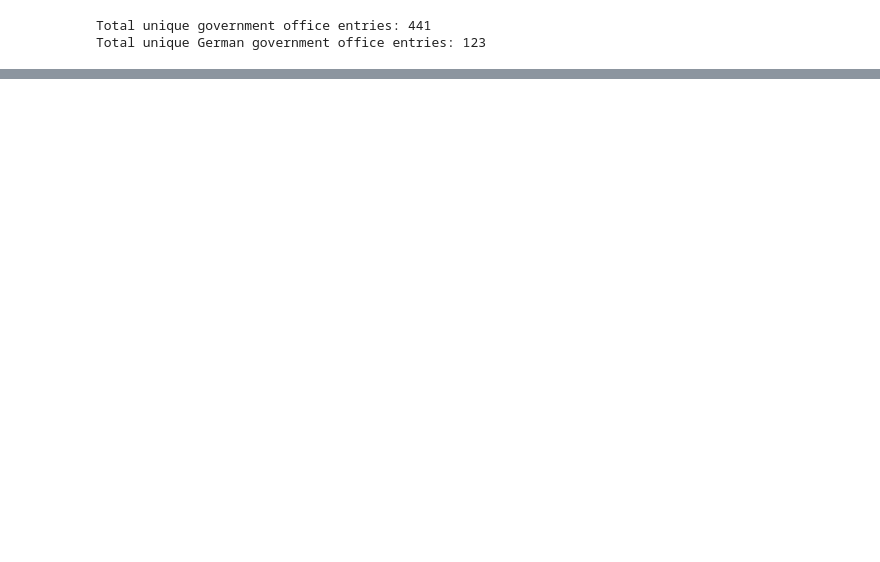
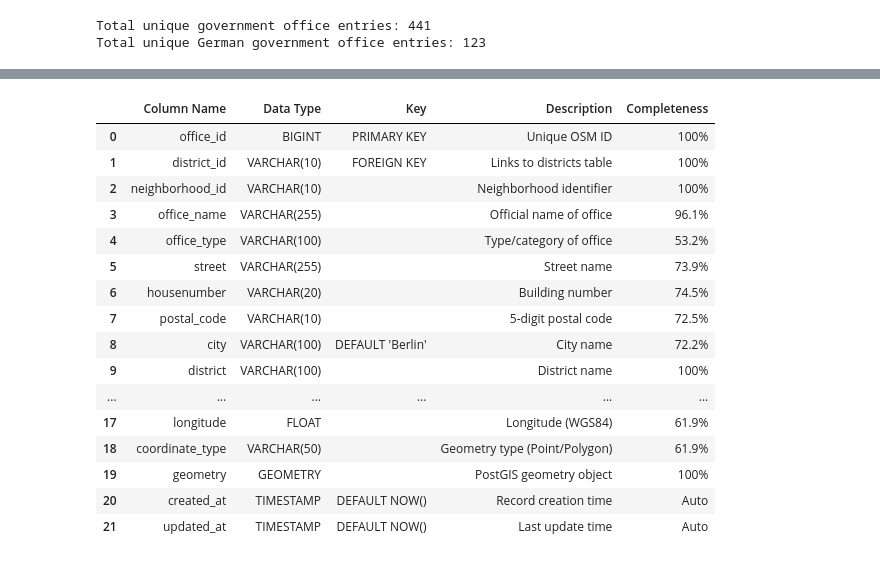
Before and after one commit to Nigar1209/berlin-poi-osm-pipeline, a Jupyter notebook: government_offices/scripts/government_offices_data_transformation.ipynb, the cells around one changed output, grey strips where cells are left out. Cells and saved outputs as stored; diff of their text form; code cells hidden in the pictures; blank space fills up the shorter version.

```diff
--- a/government_offices/scripts/government_offices_data_transformation.ipynb
+++ b/government_offices/scripts/government_offices_data_transformation.ipynb
@@ -197,4 +75,0 @@ government_offices_gdf.describe(include="all").T
-# %%
-#expland all columns to see more details
-pd.set_option('display.max_columns', None)
-#print(government_offices_gdf.head(3))
@@ -375,0 +750,61 @@ Validate and Clean Geospatial Data:
+# %%
+# Create schema documentation dataframe
+schema_doc = pd.DataFrame({
+    'Column Name': [
+        'office_id', 'district_id', 'neighborhood_id', 'office_name', 'office_type',
+        'street', 'housenumber', 'postal_code', 'city',
+        'district', 'neighborhood', 'phone_number', 'email', 'website',
+        'opening_hours', 'wheelchair_accessible', 'latitude', 'longitude',
+        'coordinate_type', 'geometry', 'created_at', 'updated_at'
+    ],
+    'Data Type': [
+        'BIGINT', 'VARCHAR(10)', 'VARCHAR(10)', 'VARCHAR(255)', 'VARCHAR(100)',
+        'VARCHAR(255)', 'VARCHAR(20)', 'VARCHAR(10)', 'VARCHAR(100)',
+        'VARCHAR(100)', 'VARCHAR(100)', 'VARCHAR(50)', 'VARCHAR(255)', 'VARCHAR(500)',
+        'TEXT', 'VARCHAR(20)', 'FLOAT', 'FLOAT',
+        'VARCHAR(50)', 'GEOMETRY', 'TIMESTAMP', 'TIMESTAMP'
+    ],
+    'Key': [
+        'PRIMARY KEY', 'FOREIGN KEY', '', '', '',
+        '', '', '', "DEFAULT 'Berlin'",
+        '', '', '', '', '',
+        '', '', '', '',
+        '', '', 'DEFAULT NOW()', 'DEFAULT NOW()'
+    ],
+    'Description': [
+        'Unique OSM ID', 'Links to districts table', 'Neighborhood identifier',
+        'Official name of office', 'Type/category of office',
+        'Street name', 'Building number', '5-digit postal code', 'City name',
+        'District name', 'Neighborhood name', 'Contact phone', 'Contact email',
+        'Official website URL', 'Service hours', 'Accessibility info',
+        'Latitude (WGS84)', 'Longitude (WGS84)', 'Geometry type (Point/Polygon)',
+        'PostGIS geometry object', 'Record creation time', 'Last update time'
+    ],
+    'Completeness': [
+        '100%', '100%', '100%', '96.1%', '53.2%',
+        '73.9%', '74.5%', '72.5%', '72.2%',
+        '100%', '100%', '32.6%', '15.4%', '59.9%',
+        '37.8%', '44.3%', '61.9%', '61.9%',
+        '61.9%', '100%', 'Auto', 'Auto'
+    ]
+})
+
+display(schema_doc)
+# %% [output]
+|  | Column Name | Data Type | Key | Description | Completeness |
+| 0 | office_id | BIGINT | PRIMARY KEY | Unique OSM ID | 100% |
+| 1 | district_id | VARCHAR(10) | FOREIGN KEY | Links to districts table | 100% |
+| 2 | neighborhood_id | VARCHAR(10) |  | Neighborhood identifier | 100% |
+| 3 | office_name | VARCHAR(255) |  | Official name of office | 96.1% |
+| 4 | office_type | VARCHAR(100) |  | Type/category of office | 53.2% |
+| 5 | street | VARCHAR(255) |  | Street name | 73.9% |
+| 6 | housenumber | VARCHAR(20) |  | Building number | 74.5% |
+| 7 | postal_code | VARCHAR(10) |  | 5-digit postal code | 72.5% |
+| 8 | city | VARCHAR(100) | DEFAULT 'Berlin' | City name | 72.2% |
+| 9 | district | VARCHAR(100) |  | District name | 100% |
+| ... | ... | ... | ... | ... | ... |
+| 17 | longitude | FLOAT |  | Longitude (WGS84) | 61.9% |
+| 18 | coordinate_type | VARCHAR(50) |  | Geometry type (Point/Polygon) | 61.9% |
+| 19 | geometry | GEOMETRY |  | PostGIS geometry object | 100% |
+| 20 | created_at | TIMESTAMP | DEFAULT NOW() | Record creation time | Auto |
+| 21 | updated_at | TIMESTAMP | DEFAULT NOW() | Last update time | Auto |
```
Also changed, not shown: parts of 61 cells of this notebook, 7 other files.
